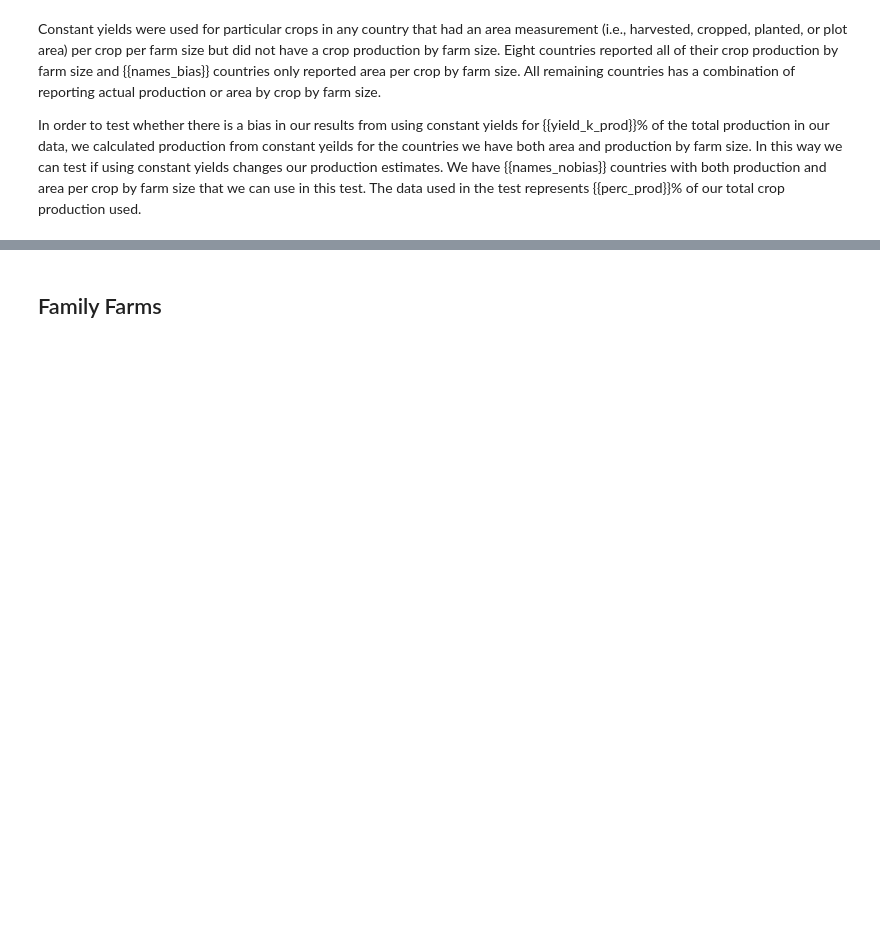
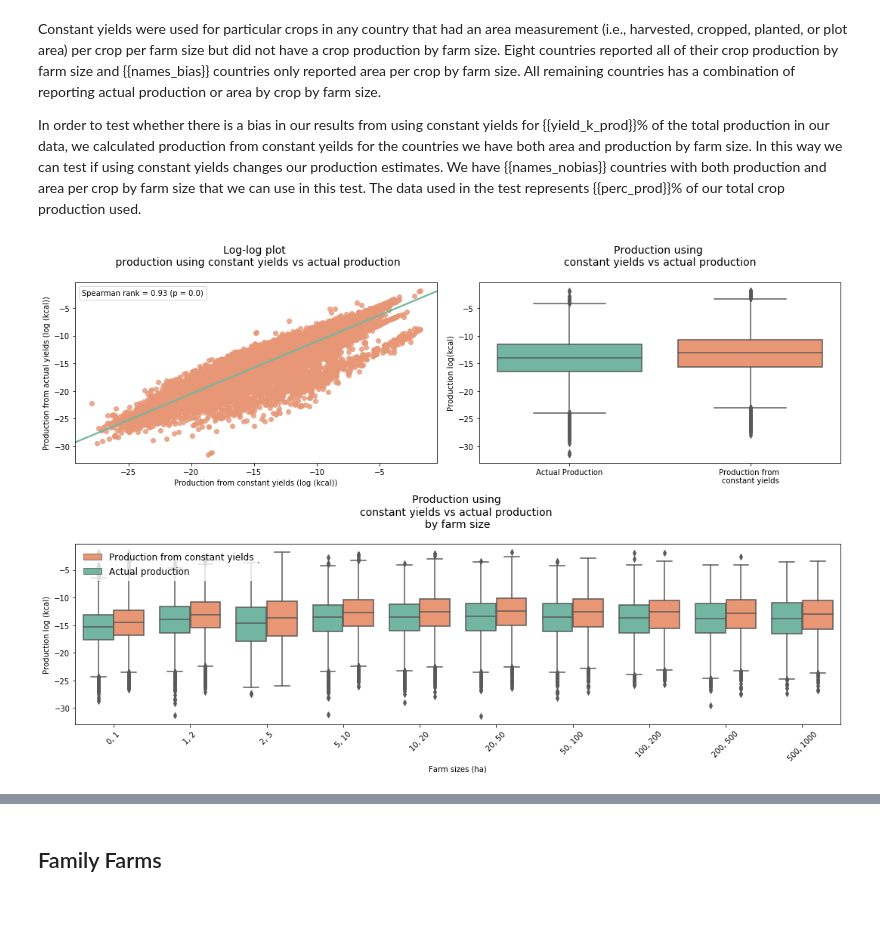
Before and after one commit to vinnyricciardi/farmsize_site, a Jupyter notebook: Notebooks/Sensitivity_Analyses.ipynb, the cells around one changed output, grey strips where cells are left out. Saved outputs shown, nothing was run; the diff lists cells and outputs as text; code cells hidden in the pictures; blank space fills up the shorter version.

```diff
--- a/Notebooks/Sensitivity_Analyses.ipynb
+++ b/Notebooks/Sensitivity_Analyses.ipynb
@@ -431,17 +434,19 @@ def boxplot_yeilds(ax=None,
 
     return ax
 # %%
-tmp, p_corr, s_corr = prep_yield_data(df)
+tmp, s_corr = prep_yield_data(df)
 cohens_d = round(((tmp['production_kcal'].mean() - tmp['production_kcal_k'].mean()) /
                   (tmp['production_kcal'].std()**2 + tmp['production_kcal_k'].std()**2)),
                   4)
 
 fig = plt.figure(figsize=[15, 10])
 ax1 = fig.add_subplot(221)
 ax2 = fig.add_subplot(212)
 ax3 = fig.add_subplot(222)
 log_log_plot_yields(ax=ax1)
-bar_plot_yields(ax=ax2)
+boxplot_fsize_yields(ax=ax2)
 boxplot_yeilds(ax=ax3)
 fig.tight_layout()
 plt.show();
+# %% [output]
+[figure, added]
```
Also changed, not shown: parts of 19 cells of this notebook, 5 other files.
